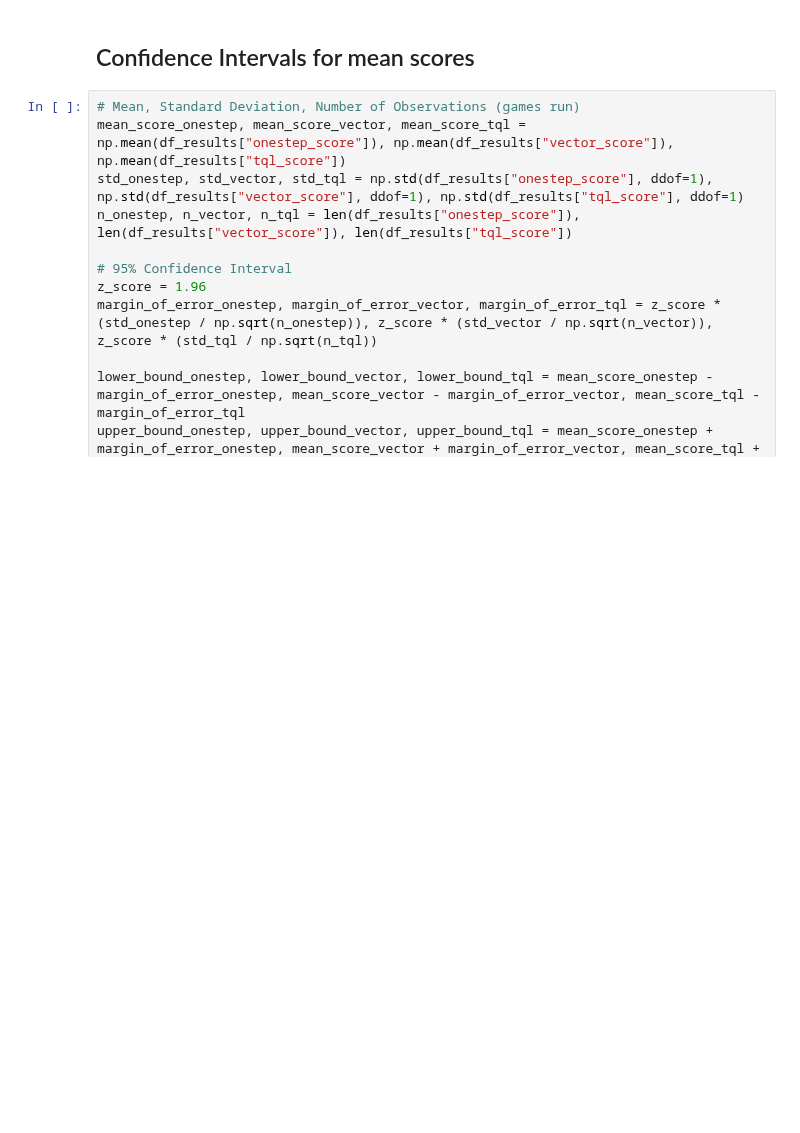
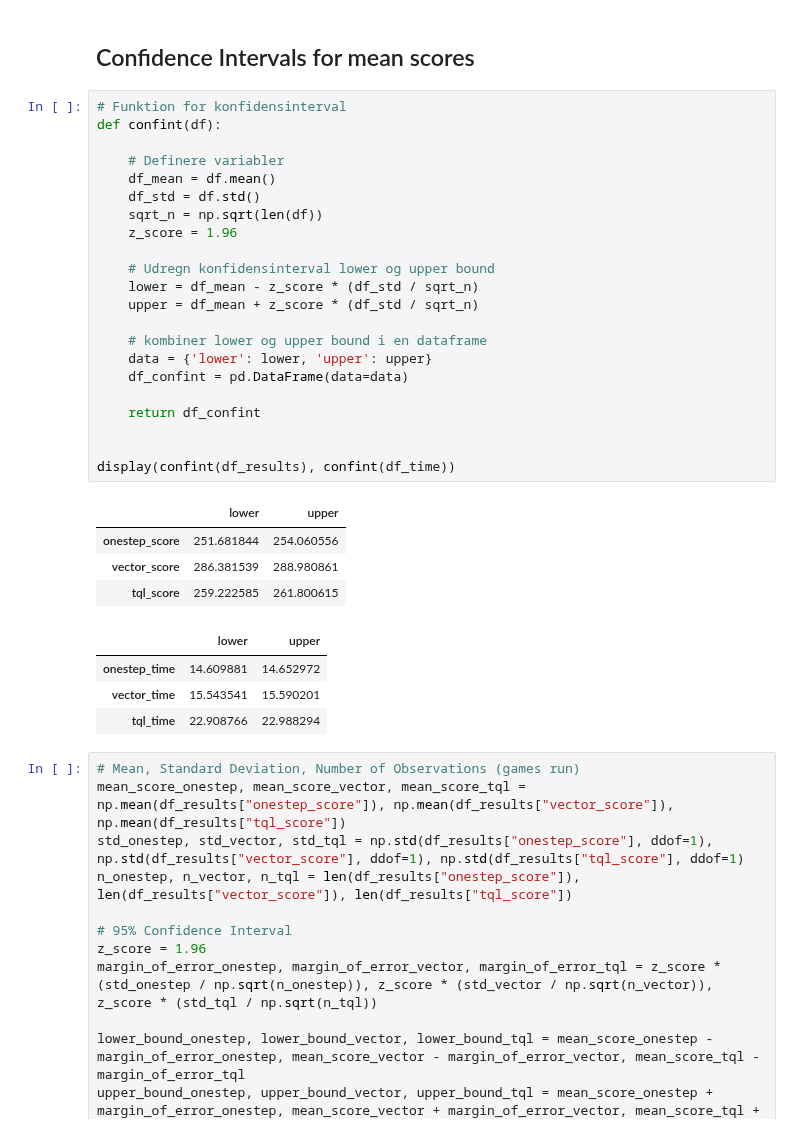
Before and after one commit to vietnhprivat/snake_ai, a Jupyter notebook: src/Classes/data_collection_test.ipynb, the cells around one changed output. Drawn from its saved outputs; the diff is of its cells as text; blank space fills up the shorter version.

Commit message:
Opdateret konfidense intervaller funktion

```diff
--- a/src/Classes/data_collection_test.ipynb
+++ b/src/Classes/data_collection_test.ipynb
@@ -104,6 +122,37 @@ This will become an error in seaborn v0.14.0; please update your code.
 [figure]
 # %% [markdown]
 ## Confidence Intervals for mean scores
+# %%
+# Funktion for konfidensinterval
+def confint(df):
+
+    # Definere variabler
+    df_mean = df.mean()
+    df_std = df.std()
+    sqrt_n = np.sqrt(len(df))
+    z_score = 1.96
+
+    # Udregn konfidensinterval lower og upper bound
+    lower = df_mean - z_score * (df_std / sqrt_n)
+    upper = df_mean + z_score * (df_std / sqrt_n)
+
+    # kombiner lower og upper bound i en dataframe
+    data = {'lower': lower, 'upper': upper}
+    df_confint = pd.DataFrame(data=data)
+
+    return df_confint
+
+
+display(confint(df_results), confint(df_time))
+# %% [output]
+|  | lower | upper |
+| onestep_score | 251.681844 | 254.060556 |
+| vector_score | 286.381539 | 288.980861 |
+| tql_score | 259.222585 | 261.800615 |
+|  | lower | upper |
+| onestep_time | 14.609881 | 14.652972 |
+| vector_time | 15.543541 | 15.590201 |
+| tql_time | 22.908766 | 22.988294 |
 # %%
 # Mean, Standard Deviation, Number of Observations (games run)
 mean_score_onestep, mean_score_vector, mean_score_tql = np.mean(df_results["onestep_score"]), np.mean(df_results["vector_score"]), np.mean(df_results["tql_score"])
```
Also changed, not shown: parts of 1 cell of this notebook, 1 other file.
